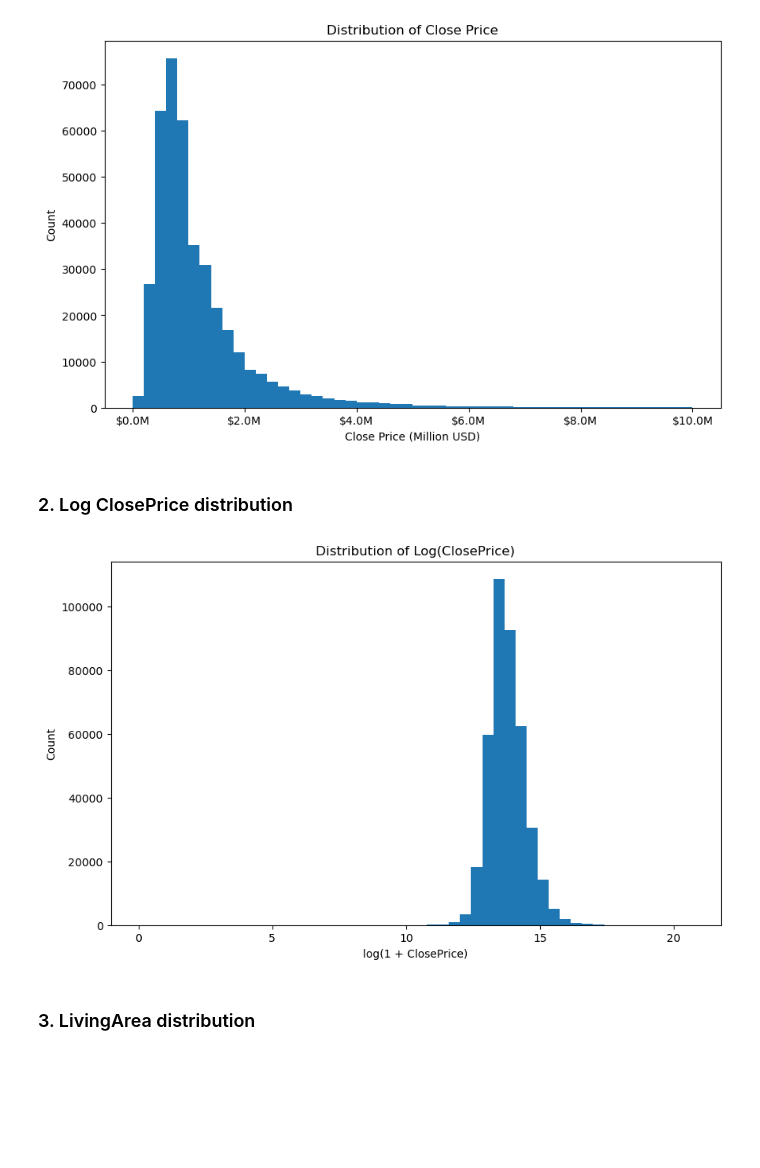
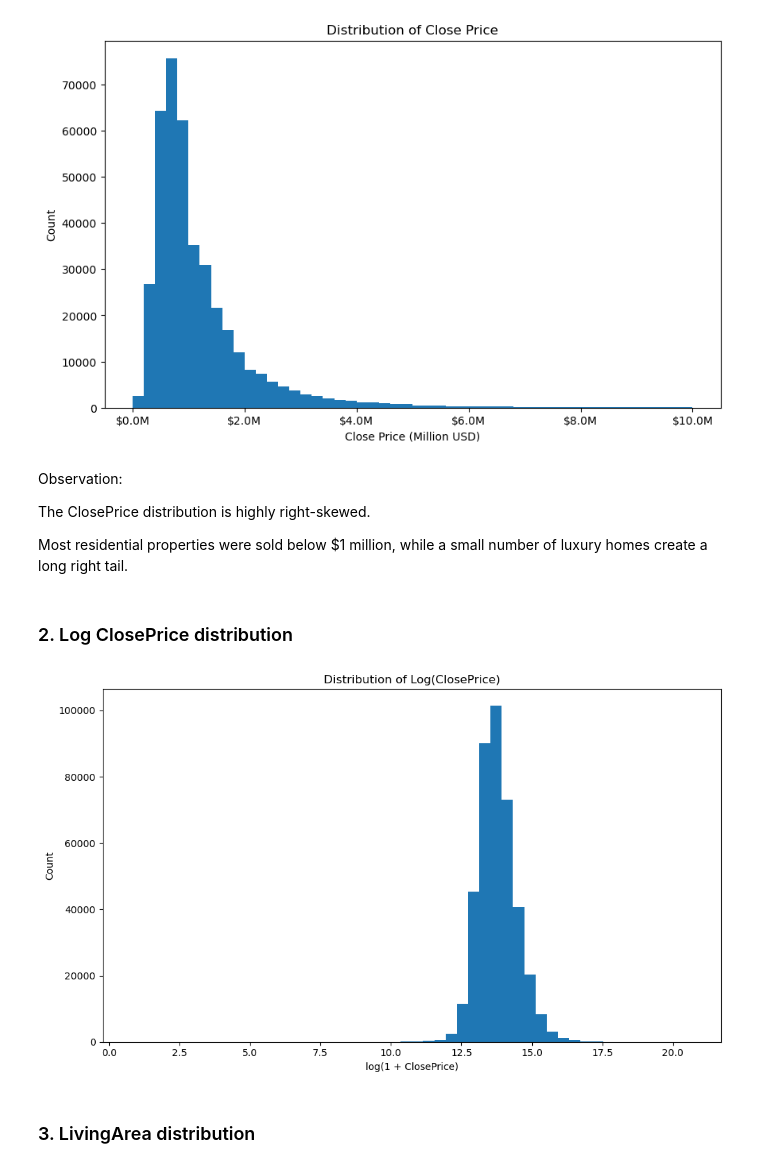
Before and after one commit to jasperfc/IDX-Exchange, a Jupyter notebook: Notebook/notebook_01_exploration.ipynb, the cells around one changed output. Cells and saved outputs as stored; diff of their text form; code cells hidden in the pictures; blank space fills up the shorter version.

```diff
--- a/Notebook/notebook_01_exploration.ipynb
+++ b/Notebook/notebook_01_exploration.ipynb
@@ -148,17 +189,25 @@ plt.gca().xaxis.set_major_formatter(FuncFormatter(lambda x, pos: f"${x/1_000_000
 plt.show()
 # %% [output]
 [figure]
+# %% [markdown]
+Observation:
+
+The ClosePrice distribution is highly right-skewed.
+
+Most residential properties were sold below $1 million, while a small number of luxury homes create a long right tail.
 # %% [markdown]
 ### 2. Log ClosePrice distribution
 # %%
+log_price = df.loc[df["ClosePrice"] > 0, "ClosePrice"].dropna()
 plt.figure(figsize = (10, 6))
-plt.hist(np.log1p(df["ClosePrice"].dropna()), bins = 50)
+plt.hist(np.log1p(log_price), bins = 50)
 plt.title("Distribution of Log(ClosePrice)")
 plt.xlabel("log(1 + ClosePrice)")
 plt.ylabel("Count")
+plt.tight_layout()
 plt.show()
 # %% [output]
-[figure, old version]
+[figure, new version]
 # %% [markdown]
 ### 3. LivingArea distribution
 # %%
```
Also changed, not shown: parts of 23 cells of this notebook, 3 other files.
